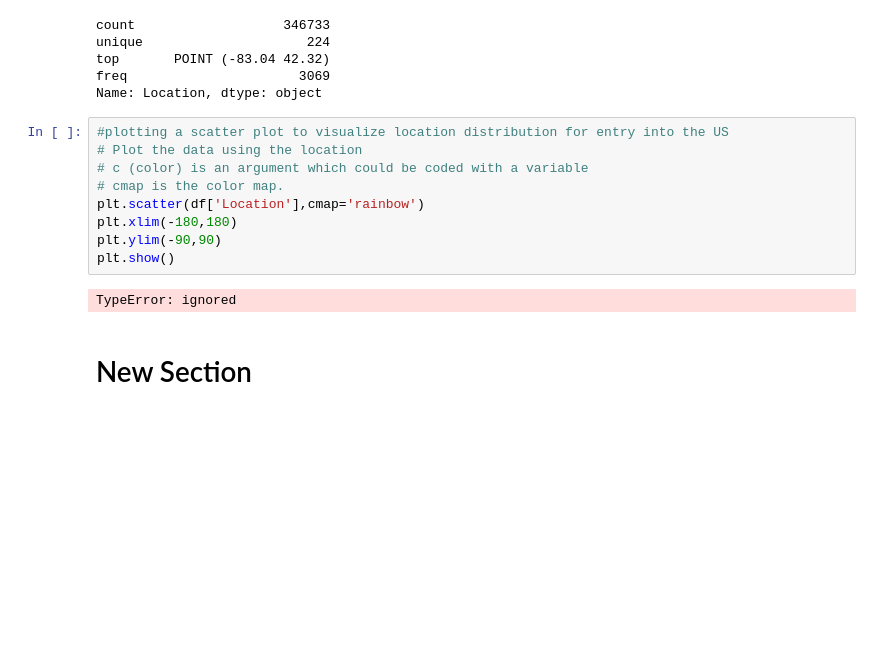
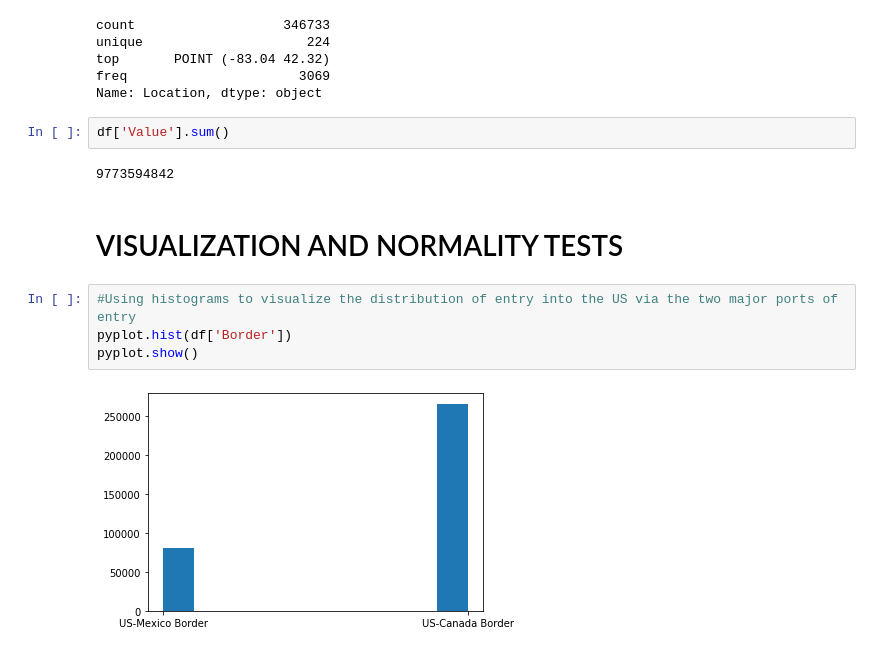
Before and after one commit to vivianusdjpy/DS2-CORE-IP-WEEK-3, a Jupyter notebook: WEEK_3_INDEPENDENT_PROJECT_SAMPLING_IMPLEMENTATION_STRATEGY.ipynb, the cells around one changed output. Drawn from its saved outputs; the diff is of its cells as text; blank space fills up the shorter version.

```diff
--- a/WEEK_3_INDEPENDENT_PROJECT_SAMPLING_IMPLEMENTATION_STRATEGY.ipynb
+++ b/WEEK_3_INDEPENDENT_PROJECT_SAMPLING_IMPLEMENTATION_STRATEGY.ipynb
@@ -103,16 +110,15 @@ unique                     224
 top       POINT (-83.04 42.32)
 freq                      3069
 Name: Location, dtype: object
-# %%
-#plotting a scatter plot to visualize location distribution for entry into the US
-# Plot the data using the location
-# c (color) is an argument which could be coded with a variable
-# cmap is the color map.
-plt.scatter(df['Location'],cmap='rainbow')
-plt.xlim(-180,180)
-plt.ylim(-90,90)
-plt.show()
-# %% [output]
-TypeError: ignored
-# %% [markdown]
-# New Section
+# %%
+df['Value'].sum()
+# %% [output]
+9773594842
+# %% [markdown]
+# VISUALIZATION AND NORMALITY TESTS
+# %%
+#Using histograms to visualize the distribution of entry into the US via the two major ports of entry
+pyplot.hist(df['Border'])
+pyplot.show()
+# %% [output]
+[figure, added]
```
Also changed, not shown: parts of 12 cells of this notebook.
